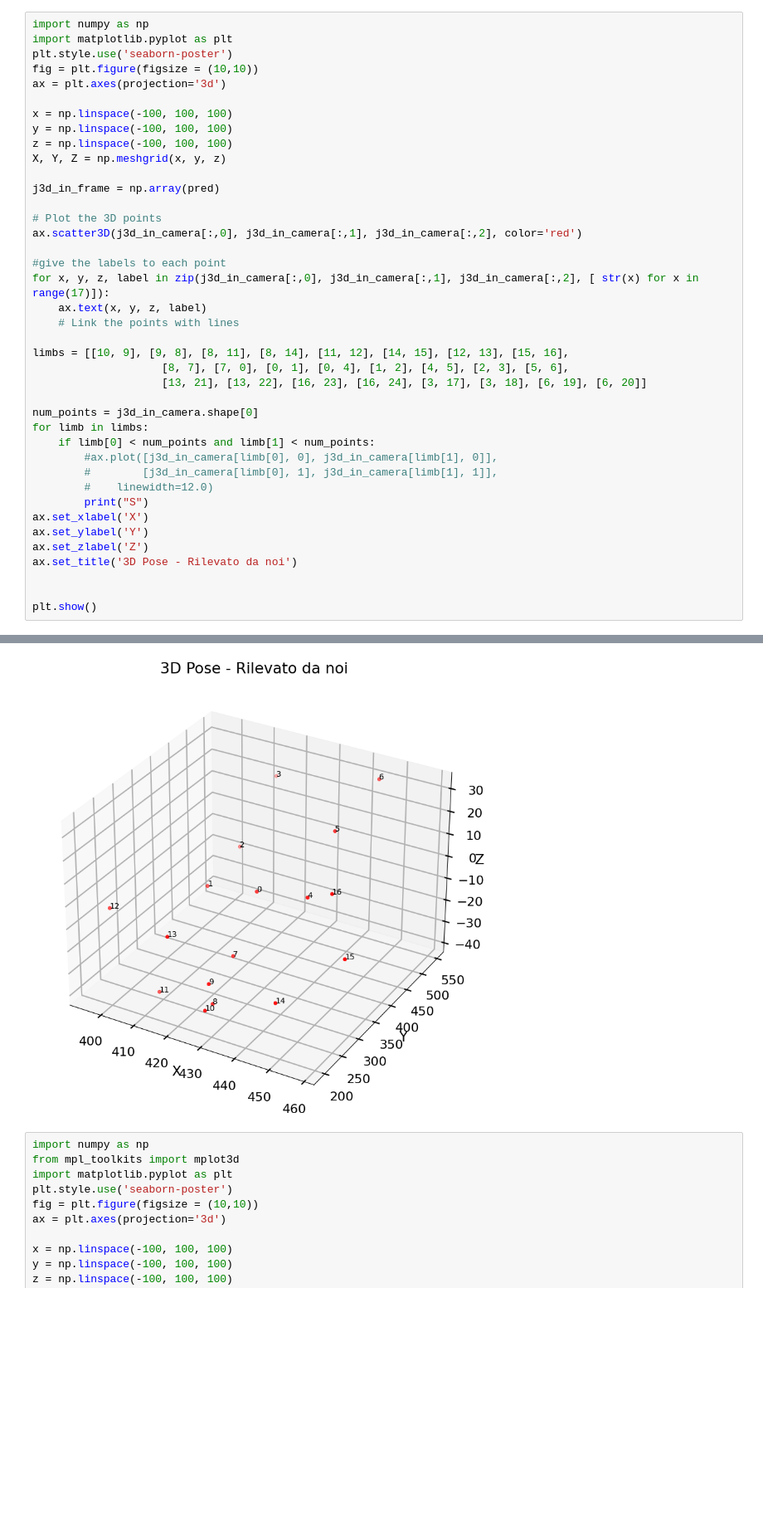
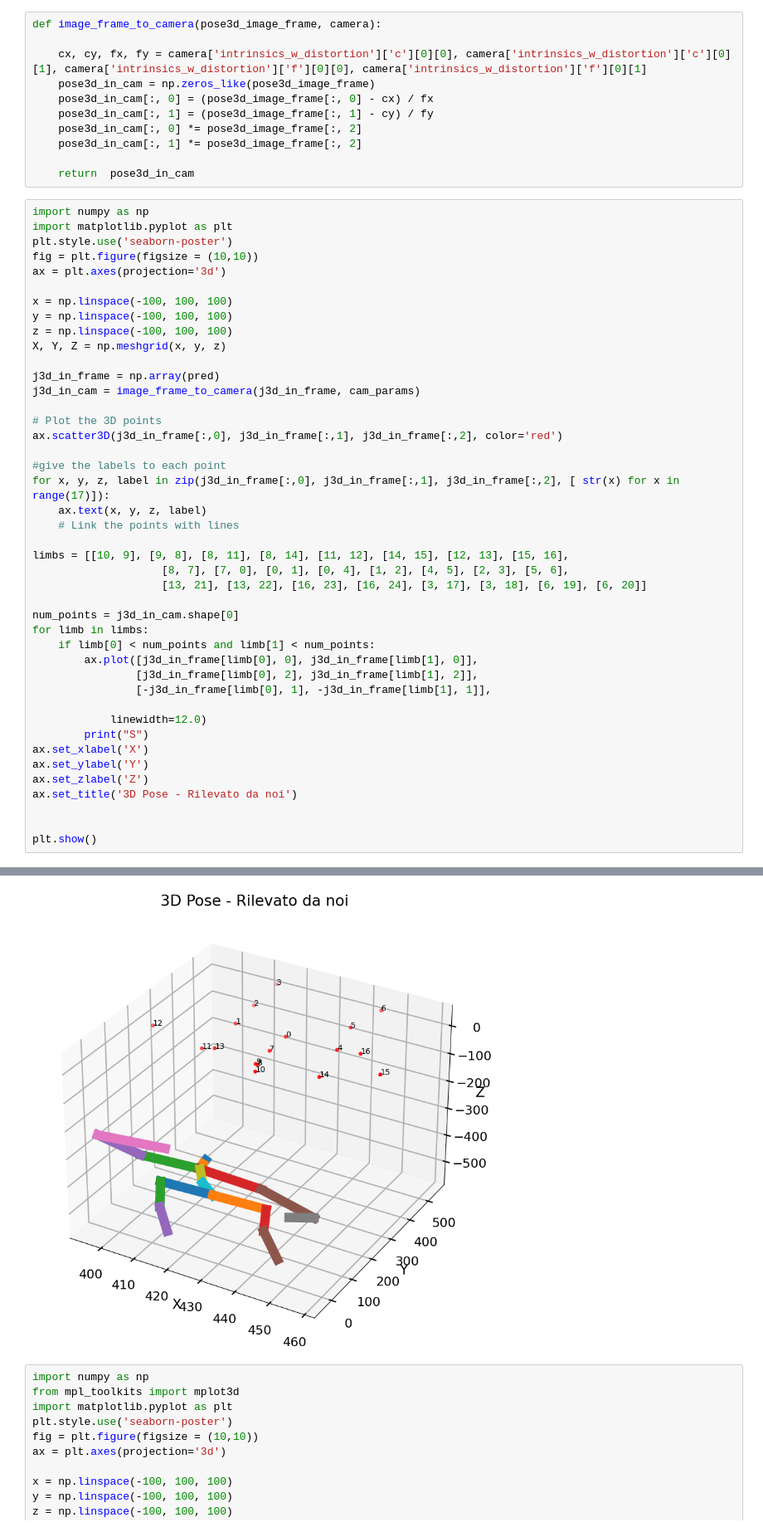
Before and after one commit to adgx/lcn-pose, a Jupyter notebook: visualization/notebooks/visualiza_human_prediction.ipynb, the cells around one changed output, grey strips where cells are left out. Shown at 83% size. Cells and saved outputs as stored; diff of their text form; blank space fills up the shorter version.

```diff
--- a/visualization/notebooks/visualiza_human_prediction.ipynb
+++ b/visualization/notebooks/visualiza_human_prediction.ipynb
@@ -78,6 +78,17 @@ PROIEZIONE 3D -> 2D
  [458.16330953 302.17887294]
  [450.05234247 345.71528435]]
 [figure]
+# %%
+def image_frame_to_camera(pose3d_image_frame, camera):
+
+    cx, cy, fx, fy = camera['intrinsics_w_distortion']['c'][0][0], camera['intrinsics_w_distortion']['c'][0][1], camera['intrinsics_w_distortion']['f'][0][0], camera['intrinsics_w_distortion']['f'][0][1]
+    pose3d_in_cam = np.zeros_like(pose3d_image_frame)
+    pose3d_in_cam[:, 0] = (pose3d_image_frame[:, 0] - cx) / fx
+    pose3d_in_cam[:, 1] = (pose3d_image_frame[:, 1] - cy) / fy
+    pose3d_in_cam[:, 0] *= pose3d_image_frame[:, 2]
+    pose3d_in_cam[:, 1] *= pose3d_image_frame[:, 2]
+
+    return  pose3d_in_cam
 # %%
 import numpy as np
 import matplotlib.pyplot as plt
@@ -91,12 +102,13 @@ z = np.linspace(-100, 100, 100)
 X, Y, Z = np.meshgrid(x, y, z)
 
 j3d_in_frame = np.array(pred)
+j3d_in_cam = image_frame_to_camera(j3d_in_frame, cam_params)
 
 # Plot the 3D points
-ax.scatter3D(j3d_in_camera[:,0], j3d_in_camera[:,1], j3d_in_camera[:,2], color='red')
+ax.scatter3D(j3d_in_frame[:,0], j3d_in_frame[:,1], j3d_in_frame[:,2], color='red')
 
 #give the labels to each point
-for x, y, z, label in zip(j3d_in_camera[:,0], j3d_in_camera[:,1], j3d_in_camera[:,2], [ str(x) for x in range(17)]):
+for x, y, z, label in zip(j3d_in_frame[:,0], j3d_in_frame[:,1], j3d_in_frame[:,2], [ str(x) for x in range(17)]):
     ax.text(x, y, z, label)
     # Link the points with lines
 
@@ -104,38 +116,40 @@ limbs = [[10, 9], [9, 8], [8, 11], [8, 14], [11, 12], [14, 15], [12, 13], [15, 1
                     [8, 7], [7, 0], [0, 1], [0, 4], [1, 2], [4, 5], [2, 3], [5, 6],
                     [13, 21], [13, 22], [16, 23], [16, 24], [3, 17], [3, 18], [6, 19], [6, 20]]
 
-num_points = j3d_in_camera.shape[0]
+num_points = j3d_in_cam.shape[0]
 for limb in limbs:
     if limb[0] < num_points and limb[1] < num_points:
-        #ax.plot([j3d_in_camera[limb[0], 0], j3d_in_camera[limb[1], 0]],
-        #        [j3d_in_camera[limb[0], 1], j3d_in_camera[limb[1], 1]],
-        #    linewidth=12.0)
+        ax.plot([j3d_in_frame[limb[0], 0], j3d_in_frame[limb[1], 0]],
+                [j3d_in_frame[limb[0], 2], j3d_in_frame[limb[1], 2]],
+                [-j3d_in_frame[limb[0], 1], -j3d_in_frame[limb[1], 1]],
+
+            linewidth=12.0)
         print("S")
 ax.set_xlabel('X')
 ax.set_ylabel('Y')
 ax.set_zlabel('Z')
 ax.set_title('3D Pose - Rilevato da noi')
 
 
 plt.show()
 # %% [output]
 S
 S
 S
 S
 S
 S
 S
 S
 S
 S
 S
 S
 S
 S
 S
 S
-[figure, old version]
+[figure, new version]
 # %%
 import numpy as np
 from mpl_toolkits import mplot3d
```
Also changed, not shown: 1 other file.
